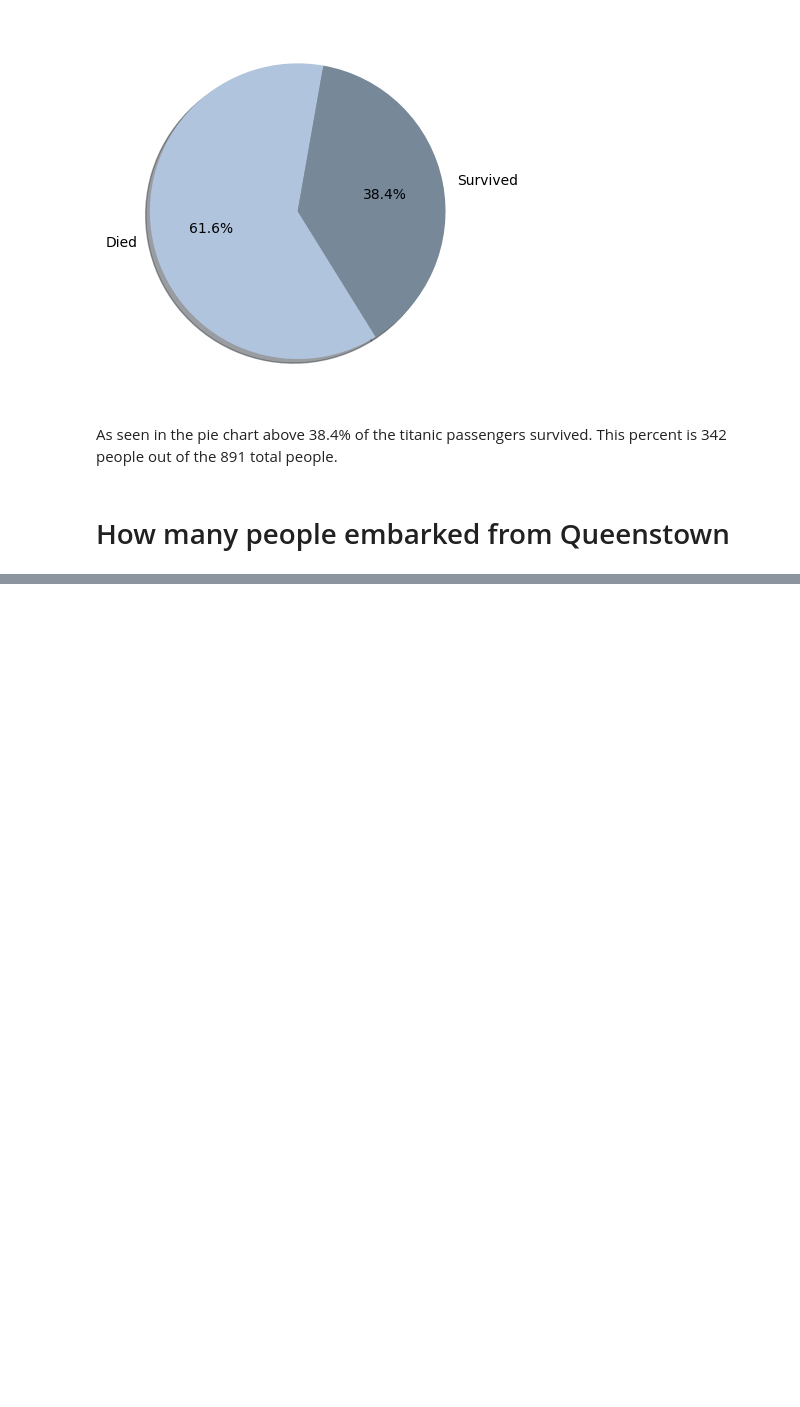
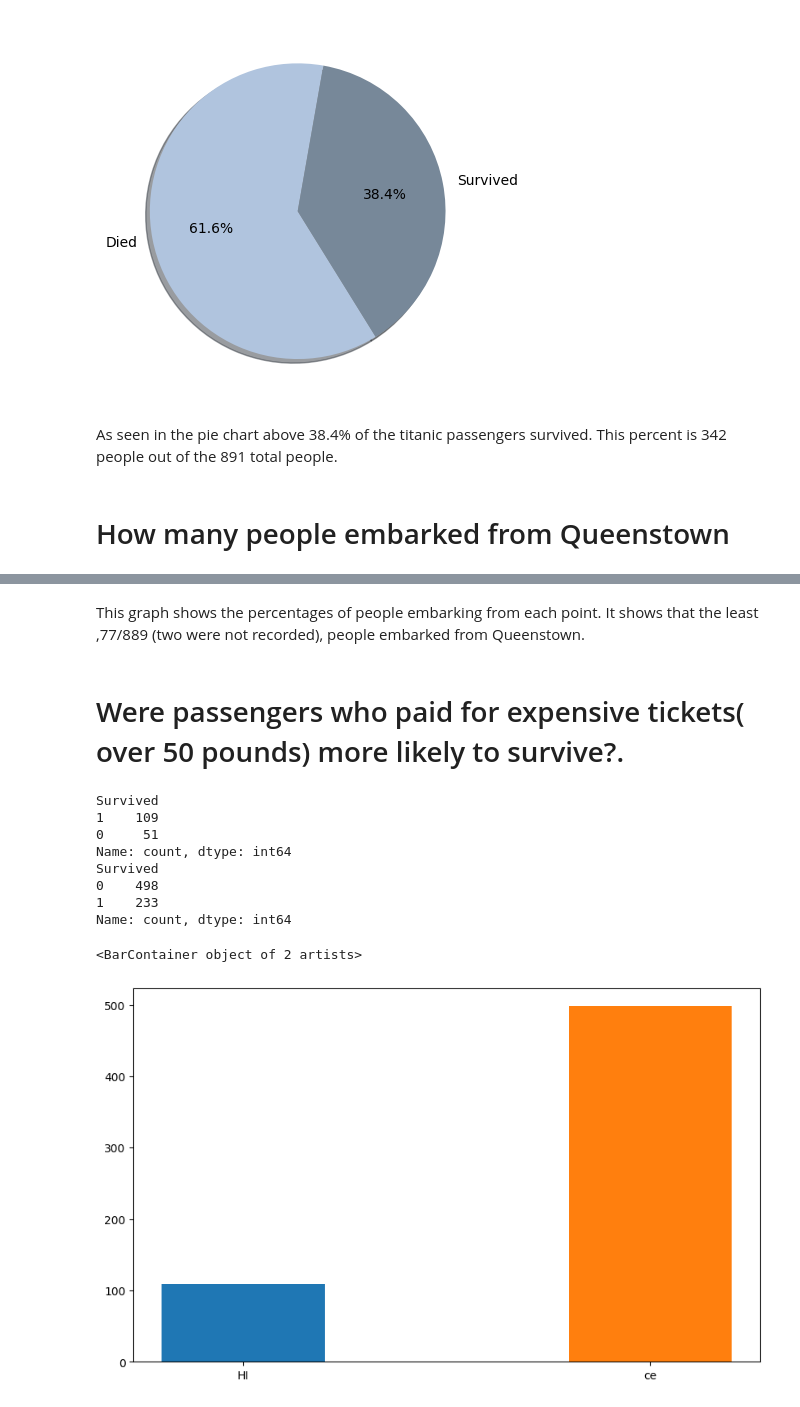
Before and after one commit to itsasamantha/unit-3-data-science, a Jupyter notebook: 02_titanic.ipynb, the cells around one changed output, grey strips where cells are left out. Saved outputs shown, nothing was run; the diff lists cells and outputs as text; code cells hidden in the pictures; blank space fills up the shorter version.

```diff
--- a/02_titanic.ipynb
+++ b/02_titanic.ipynb
@@ -61,0 +62,38 @@ Name: count, dtype: int64
+# %% [markdown]
+This graph shows the percentages of people embarking from each point. It shows that the least ,77/889 (two were not recorded), people embarked from Queenstown.
+# %% [markdown]
+# Were passengers who paid for expensive tickets( over 50 pounds) more likely to survive?.
+# %%
+expensive_fares = titanic_df[titanic_df['Fare'] > 50]
+expensive_survival = expensive_fares['Survived'].value_counts()
+
+cheap_fares = titanic_df[titanic_df['Fare'] <= 50]
+cheap_survival = cheap_fares['Survived'].value_counts()
+
+print(expensive_survival)
+print(cheap_survival)
+
+plt.figure(figsize=(10, 6))
+# importing package
+import matplotlib.pyplot as plt
+
+# create data
+x = ["Survived","Died"]
+y1 = expensive_survival
+y2 = cheap_survival
+width = 0.4
+
+# plot data in grouped manner of bar type
+plt.bar("HI", y1, width)
+plt.bar("ce", y2, width)
+# %% [output]
+Survived
+1    109
+0     51
+Name: count, dtype: int64
+Survived
+0    498
+1    233
+Name: count, dtype: int64
+<BarContainer object of 2 artists>
+[figure, added]
```
Also changed, not shown: parts of 1 cell of this notebook.
